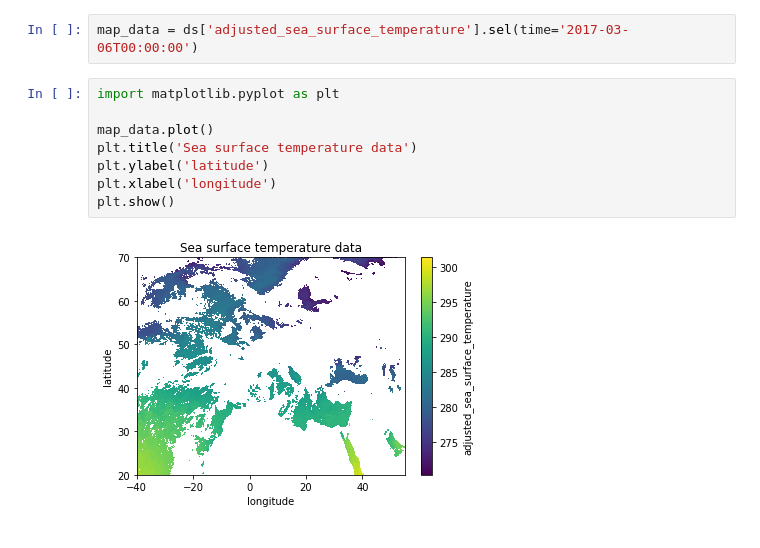
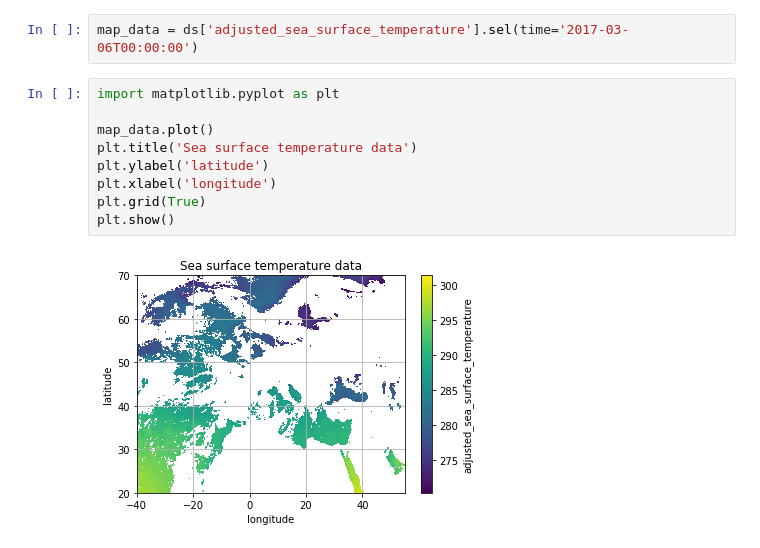
Before and after one commit to BjoernSchilberg/geopython, a Jupyter notebook: netcdf.ipynb, the cells around one changed output. Drawn from its saved outputs; the diff is of its cells as text.

```diff
--- a/netcdf.ipynb
+++ b/netcdf.ipynb
@@ -170,10 +199,11 @@ map_data = ds['adjusted_sea_surface_temperature'].sel(time='2017-03-06T00:00:00'
 # %%
 import matplotlib.pyplot as plt
 
 map_data.plot()
 plt.title('Sea surface temperature data')
 plt.ylabel('latitude')
 plt.xlabel('longitude')
+plt.grid(True)
 plt.show()
 # %% [output]
-[figure, old version]
+[figure, new version]
```
Also changed, not shown: parts of 7 cells of this notebook.
